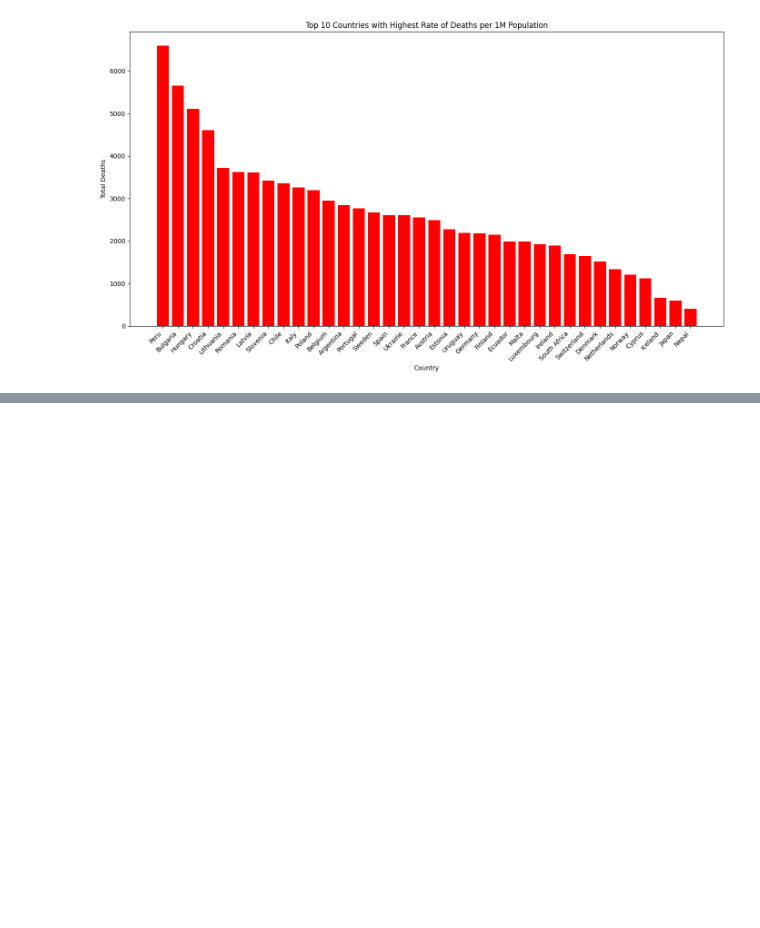
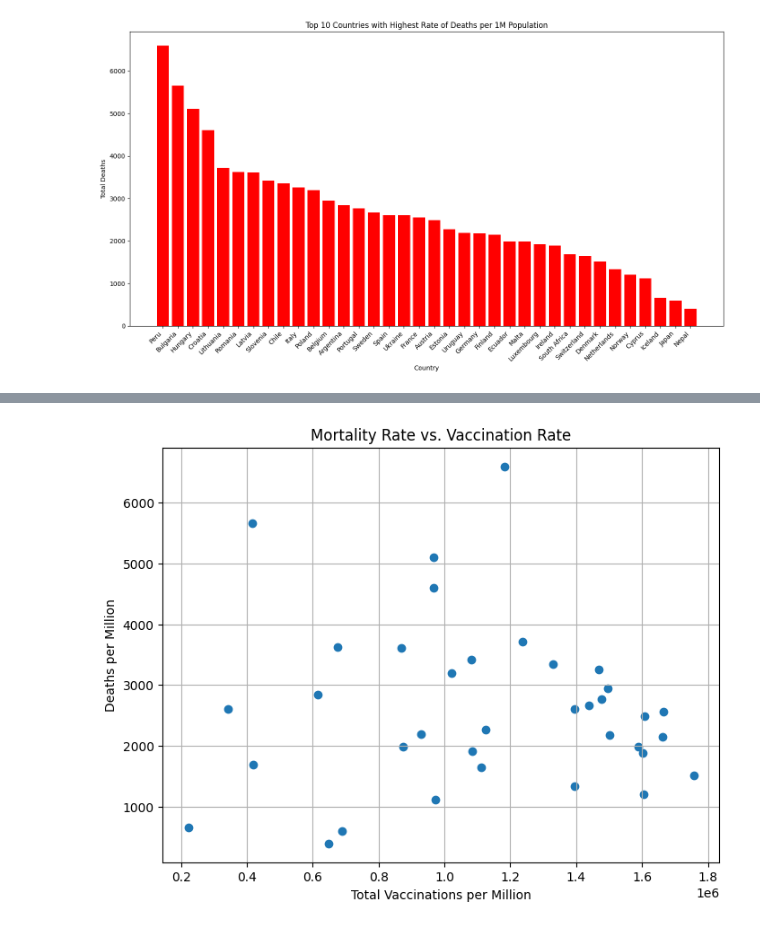
Before and after one commit to JoanneSiarivita/Data_Viz, a Jupyter notebook: data_viz/notebooks/Q1.ipynb, the cells around one changed output, grey strips where cells are left out. Cells and saved outputs as stored; diff of their text form; code cells hidden in the pictures; blank space fills up the shorter version.

```diff
--- a/data_viz/notebooks/Q1.ipynb
+++ b/data_viz/notebooks/Q1.ipynb
@@ -192,0 +216,13 @@ plt.show()
+# %%
+# Scatter Plot
+plt.figure(figsize=(8, 6))
+
+# Mortality rate vs. Vaccination rate
+plt.scatter(group_data['total_vaccinations'] / (group_data['Population'] / 1e6), group_data['Deaths/1M pop'])
+plt.xlabel('Total Vaccinations per Million')
+plt.ylabel('Deaths per Million')
+plt.title('Mortality Rate vs. Vaccination Rate')
+plt.grid(True)
+plt.show()
+# %% [output]
+[figure, added]
```
Also changed, not shown: parts of 6 cells of this notebook.
